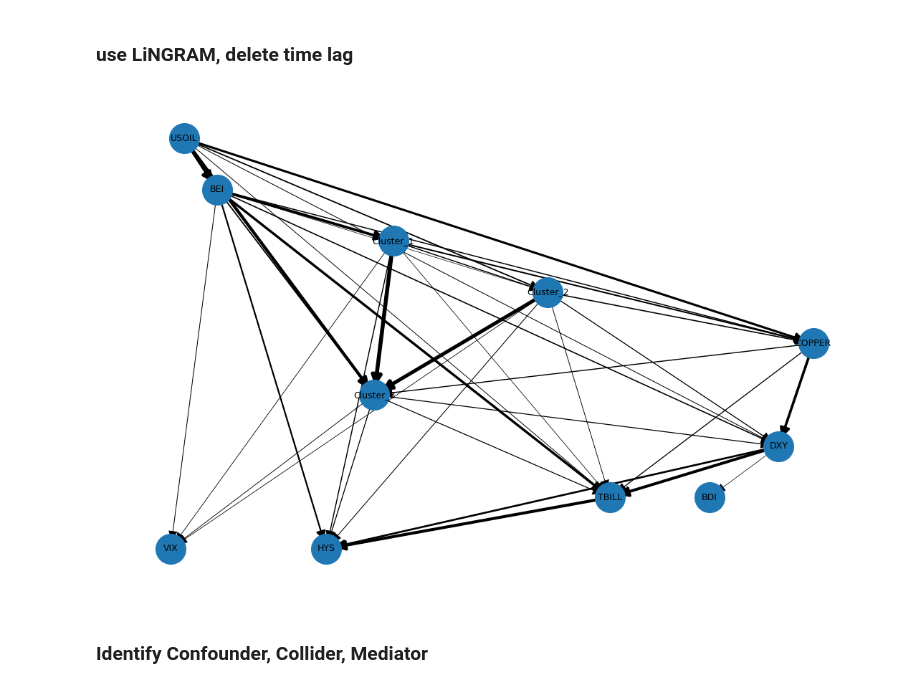
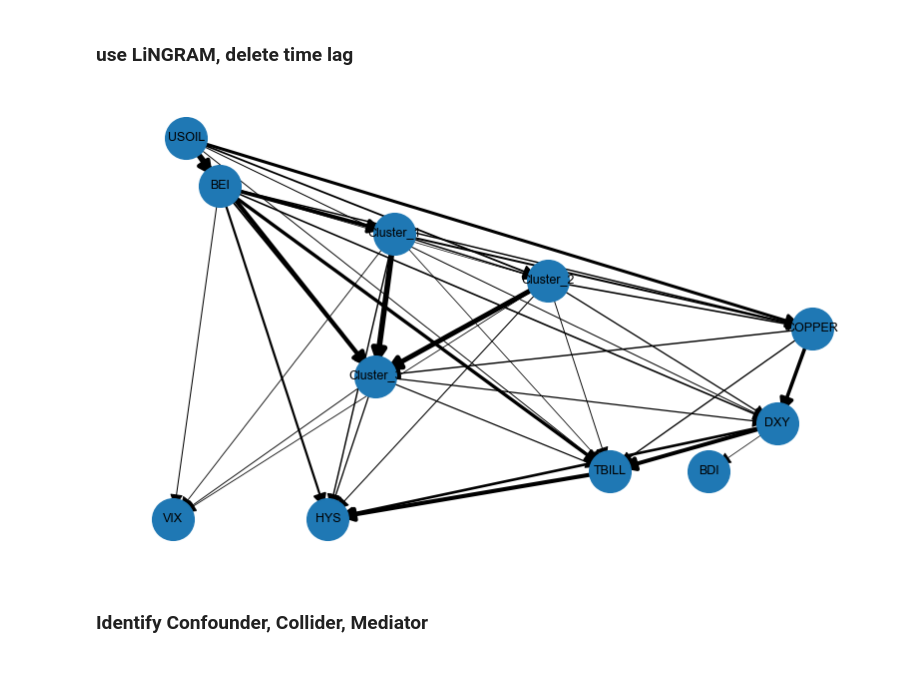
Before and after one commit to Tommylee1013/causal-allocation, a Jupyter notebook: Note/DYNOTEARS.ipynb, the cells around one changed output. Cells and saved outputs as stored; diff of their text form; code cells hidden in the pictures.

```diff
--- a/Note/DYNOTEARS.ipynb
+++ b/Note/DYNOTEARS.ipynb
@@ -597,9 +597,9 @@ model, B, order, df_used = fit_lingam_static(feature_matrix)
 # %%
 graph = adjacency_to_digraph(B, df_used.columns, thresh=1e-4)
 # %%
-plot_treeish(graph, show_weights=False)
+plot_treeish(graph, show_weights=False, figsize=(10, 6))
 # %% [output]
-[figure, old version]
+[figure, new version]
 # %% [markdown]
 ### Identify Confounder, Collider, Mediator
 # %%
```
Also changed, not shown: parts of 57 cells of this notebook, 2 other files.
